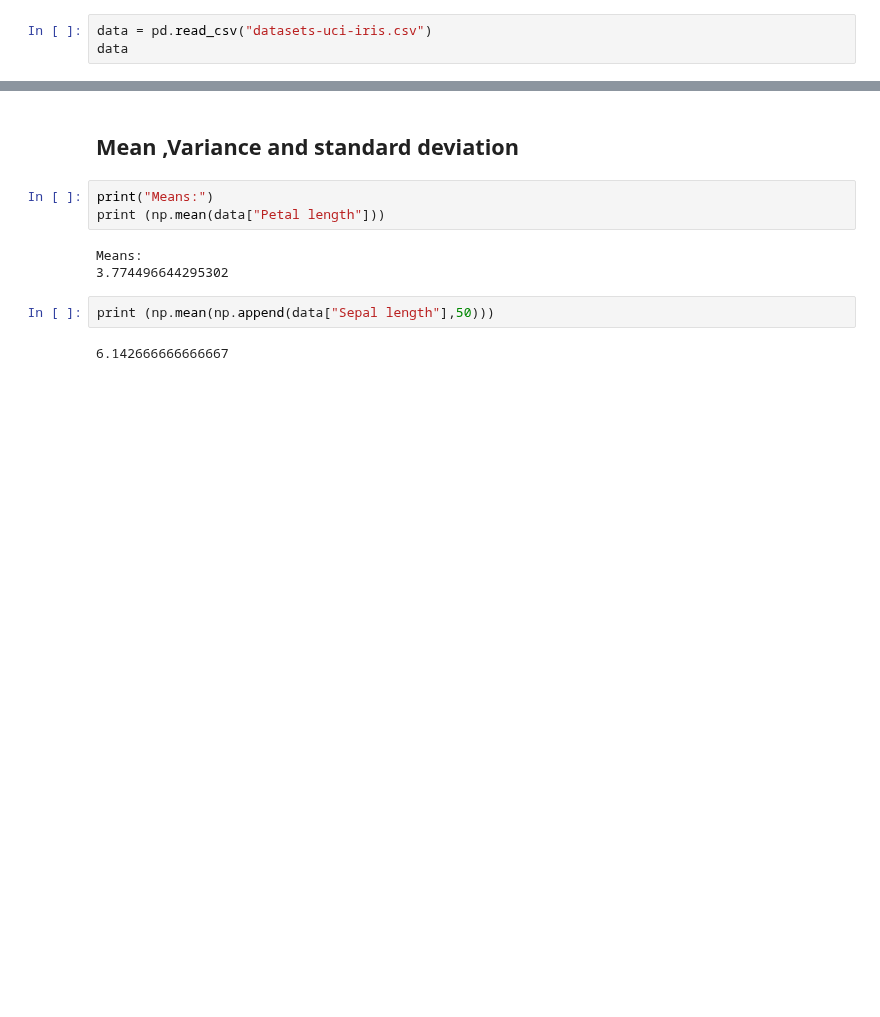
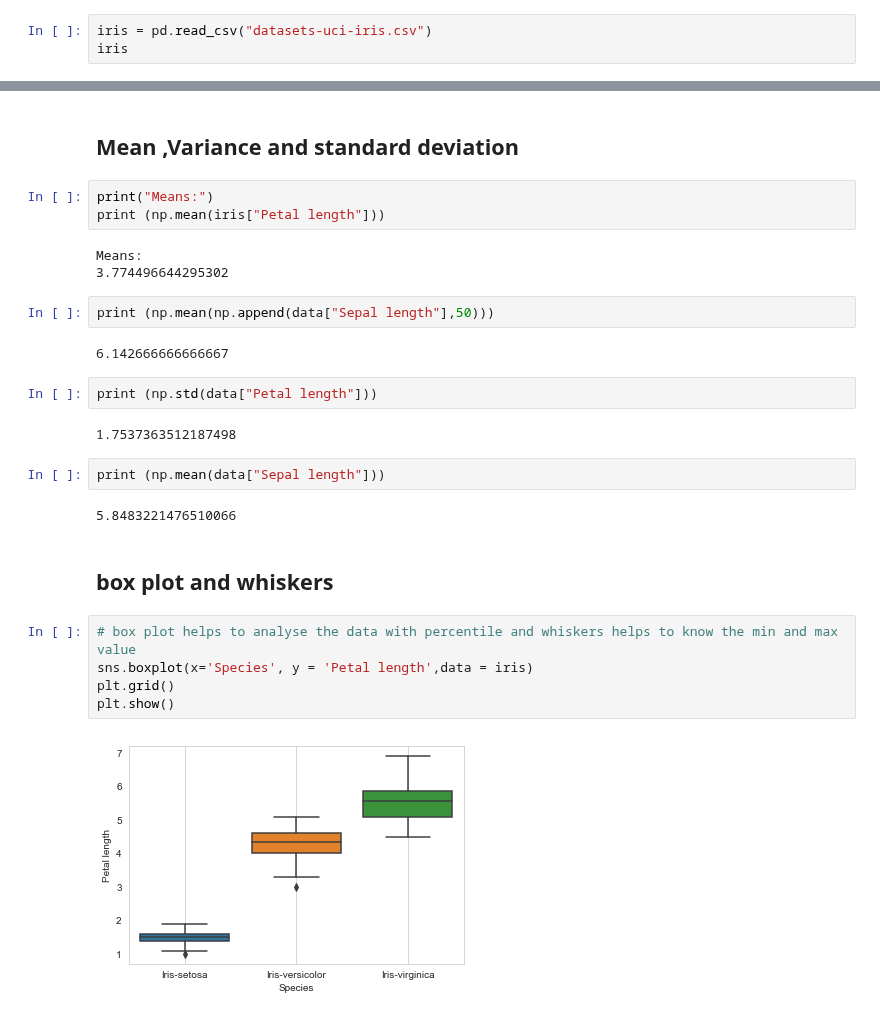
Before and after one commit to SANYAM1996/scatter-plotter, a Jupyter notebook: pd_1.ipynb, the cells around one changed output, grey strips where cells are left out. Saved outputs shown, nothing was run; the diff lists cells and outputs as text; blank space fills up the shorter version.

Commit message:
added some other plots

```diff
--- a/pd_1.ipynb
+++ b/pd_1.ipynb
@@ -12,8 +12,8 @@ import numpy as np
 import seaborn as sns
 import matplotlib.pyplot as plt
 # %%
-data = pd.read_csv("datasets-uci-iris.csv")
-data
+iris = pd.read_csv("datasets-uci-iris.csv")
+iris
 # %% [output]
 |  | Sepal length | Sepal width | Petal length | Petal width | Species |
 | 0 | 4.9 | 3.0 | 1.4 | 0.2 | Iris-setosa |
@@ -243,7 +243,7 @@ plt.show()
 ## Mean ,Variance and standard deviation
 # %%
 print("Means:")
-print (np.mean(data["Petal length"]))
+print (np.mean(iris["Petal length"]))
 # %% [output]
 Means:
 3.774496644295302
@@ -251,3 +251,20 @@ Means:
 print (np.mean(np.append(data["Sepal length"],50)))
 # %% [output]
 6.142666666666667
+# %%
+print (np.std(data["Petal length"]))
+# %% [output]
+1.7537363512187498
+# %%
+print (np.mean(data["Sepal length"]))
+# %% [output]
+5.8483221476510066
+# %% [markdown]
+## box plot and whiskers
+# %%
+# box plot helps to analyse the data with percentile and whiskers helps to know the min and max value
+sns.boxplot(x='Species', y = 'Petal length',data = iris)
+plt.grid()
+plt.show()
+# %% [output]
+[figure, added]
```
Also changed, not shown: parts of 6 cells of this notebook.
